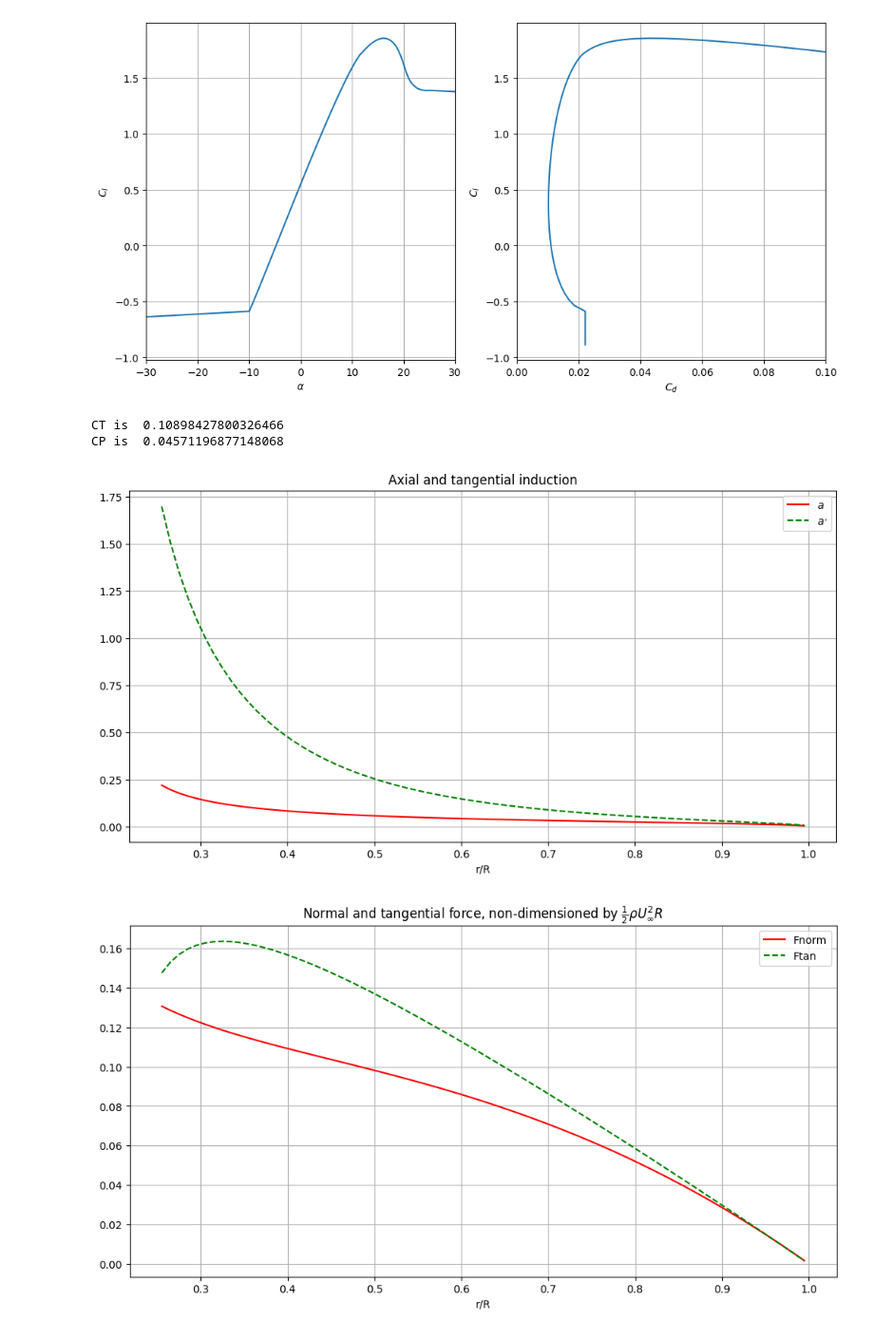
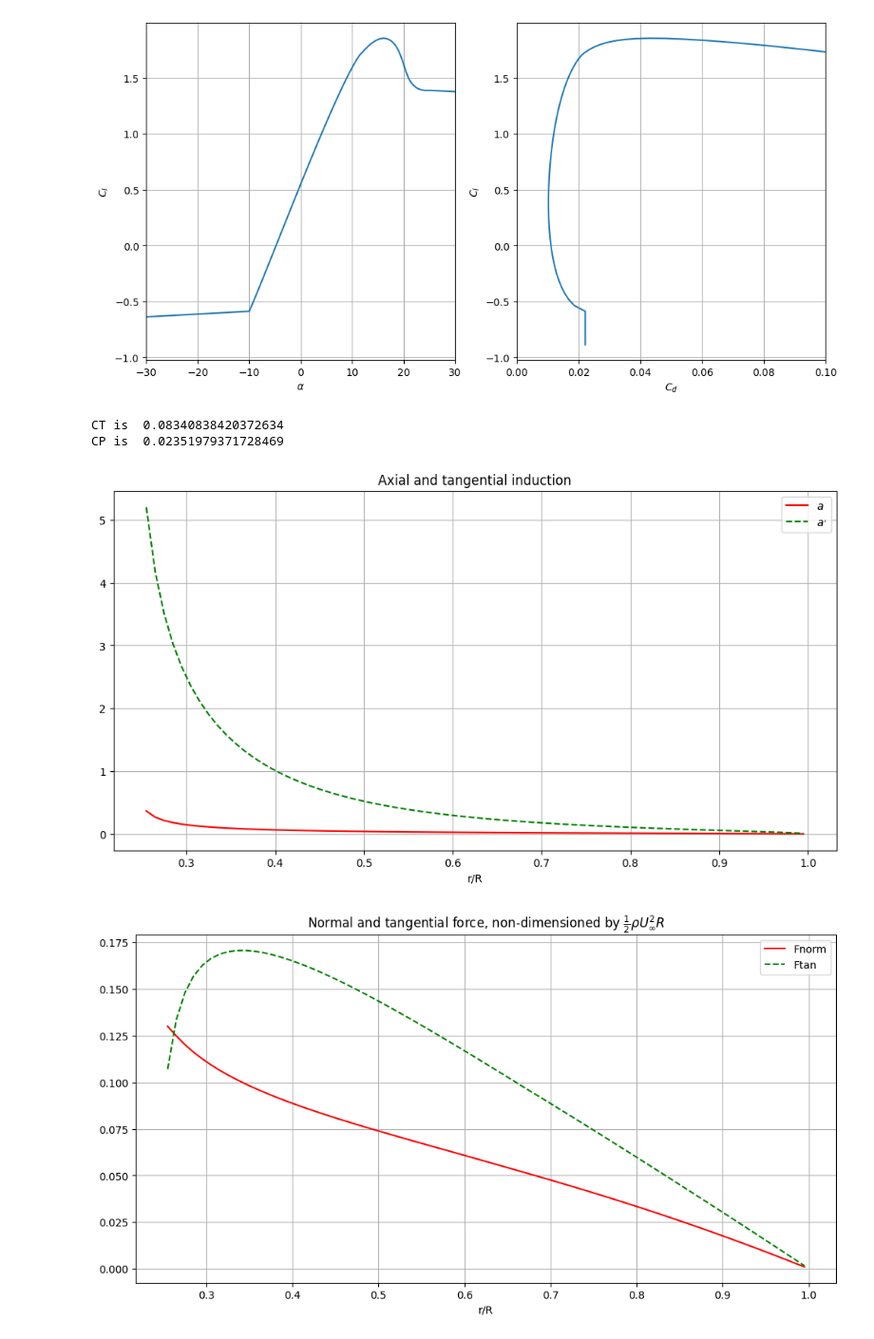
Before and after one commit to msahirs/AE4135-Rotor_Wake, a Jupyter notebook: BEMmodel_modded.ipynb, the cells around one changed output. Shown at 95% size. Cells and saved outputs as stored; diff of their text form; code cells hidden in the pictures.

Commit message:
Added correction plots

```diff
--- a/BEMmodel_modded.ipynb
+++ b/BEMmodel_modded.ipynb
@@ -125,7 +130,7 @@ plt.show()
 [figure]
 # %%
 # define function to determine load in the blade element
-def loadBladeElement(vnorm, vtan, r_R, chord, twist, polar_alpha, polar_cl, polar_cd):
+def loadBladeElement(vnorm, vtan, r_R, chord, twist, polar_alpha, polar_cl, polar_cd, rho):
     """
     calculates the load in the blade element
     """
@@ -135,14 +140,14 @@ def loadBladeElement(vnorm, vtan, r_R, chord, twist, polar_alpha, polar_cl, pola
     alpha = twist + inflowangle*180/np.pi
     cl = np.interp(alpha, polar_alpha, polar_cl)
     cd = np.interp(alpha, polar_alpha, polar_cd)
-    lift = 0.5*vmag2*cl*chord
-    drag = 0.5*vmag2*cd*chord
+    lift = 0.5*vmag2*cl*chord * rho
+    drag = 0.5*vmag2*cd*chord * rho
     fnorm = lift*np.cos(inflowangle)+drag*np.sin(inflowangle)
     ftan = lift*np.sin(inflowangle)-drag*np.cos(inflowangle)
-    gamma = 0.5*np.sqrt(vmag2)*cl*chord
+    gamma = 0.5*np.sqrt(vmag2)*cl*chord * rho
     return fnorm , ftan, gamma, inflowangle*180/np.pi,alpha
 
-def solveStreamtube(Uinf, r1_R, r2_R, rootradius_R, tipradius_R , Omega, Radius, NBlades, chord, twist, polar_alpha, polar_cl, polar_cd ):
+def solveStreamtube(Uinf, r1_R, r2_R, rootradius_R, tipradius_R , Omega, Radius, NBlades, chord, twist, polar_alpha, polar_cl, polar_cd, rho = 1):
     """
     solve balance of momentum between blade element load and loading in the streamtube
     input variables:
@@ -170,7 +175,7 @@ def solveStreamtube(Uinf, r1_R, r2_R, rootradius_R, tipradius_R , Omega, Radius,
         Urotor = Uinf*(1-a) # axial velocity at rotor
         Utan = (1+aline)*Omega*r_R*Radius # tangential velocity at rotor
         # calculate loads in blade segment in 2D (N/m)
-        fnorm, ftan, gamma, inflowangle,alpha = loadBladeElement(Urotor, Utan, r_R,chord, twist, polar_alpha, polar_cl, polar_cd)
+        fnorm, ftan, gamma, inflowangle,alpha = loadBladeElement(Urotor, Utan, r_R,chord, twist, polar_alpha, polar_cl, polar_cd, rho)
         load3Daxial =fnorm*Radius*(r2_R-r1_R)*NBlades # 3D force in axial direction
         # load3Dtan =loads[1]*Radius*(r2_R-r1_R)*NBlades # 3D force in azimuthal/tangential direction (not used here)
 
@@ -182,7 +187,7 @@ def solveStreamtube(Uinf, r1_R, r2_R, rootradius_R, tipradius_R , Omega, Radius,
         # // this is the block "Calculate new estimate of axial and azimuthal induction"
         # ///////////////////////////////////////////////////////////////////////
         # // calculate thrust coefficient at the streamtube
-        CT = load3Daxial/(0.5*Area*Uinf**2)
+        CT = load3Daxial/(0.5*  rho* Area*Uinf**2)
 
         # calculate new axial induction, accounting for Glauert's correction
         anew =  ainduction(CT)
@@ -218,7 +223,7 @@ r_R = np.arange(0.25, 1+delta_r_R/2, delta_r_R)
 coll_pitch = 46
 twist = -(-50*r_R + 35) # degrees
 chord_distribution = 0.18 - 0.06 *3*r_R # meters
-twist_distribution = twist + coll_pitch # degrees
+twist_distribution = twist + coll_pitch # degrees , might wanna double check on this though!
 # twist_distribution[r_R > 0.70001] *= 0
 
 
@@ -226,16 +231,19 @@ twist_distribution = twist + coll_pitch # degrees
 Uinf = 60 # unperturbed wind speed in m/s
 # TSR = 8 # tip speed ratio
 J = 1.6
-TSR = 1/J # tip speed ratio
+TSR = 1/(J*2) # tip speed ratio
 
 Radius = 0.7
+
 Omega = Uinf*TSR/Radius
 # Omega = Uinf/(Radius*2*J)
 NBlades = 6
 
 TipLocation_R =  1
-RootLocation_R =  0.2
+RootLocation_R =  0.24 # What's weird is that if i do set it to 0.25 it gives a singularity and the solution kinda dies
 # solve BEM model
+
+rho = 0.96108 # air density [kg/m^3] at 2000 m high (15 deg C ISA)
 
 
 results = np.zeros([len(r_R)-1,8])
@@ -251,15 +259,15 @@ for i in range(len(r_R)-1):
 
 areas = (r_R[1:]**2-r_R[:-1]**2)*np.pi*Radius**2
 dr = (r_R[1:]-r_R[:-1])*Radius
-CT = np.sum(dr*results[:,3]*NBlades/(0.5*Uinf**2*np.pi*Radius**2))
-CP = np.sum(dr*results[:,4]*results[:,2]*NBlades*Radius*Omega/(0.5*Uinf**3*np.pi*Radius**2))
+CT = np.sum(dr*results[:,3]*NBlades/(0.5 * rho * Uinf**2*np.pi*Radius**2))
+CP = np.sum(dr*results[:,4]*results[:,2]*NBlades*Radius*Omega/(0.5*rho *Uinf**3*np.pi*Radius**2))
 
 
 print("CT is ", CT)
 print("CP is ", CP)
 # %% [output]
-CT is  0.10898427800326466
-CP is  0.04571196877148068
+CT is  0.08340838420372634
+CP is  0.02351979371728469
 # %%
 fig1 = plt.figure(figsize=(12, 6))
 plt.title('Axial and tangential induction')
@@ -270,18 +278,18 @@ plt.xlabel('r/R')
 plt.legend()
 plt.show()
 # %% [output]
-[figure, old version]
+[figure, new version]
 # %%
 fig1 = plt.figure(figsize=(12, 6))
 plt.title(r'Normal and tangential force, non-dimensioned by $\frac{1}{2} \rho U_\infty^2 R$')
-plt.plot(results[:,2], results[:,3]/(0.5*Uinf**2*Radius), 'r-', label=r'Fnorm')
-plt.plot(results[:,2], results[:,4]/(0.5*Uinf**2*Radius), 'g--', label=r'Ftan')
+plt.plot(results[:,2], results[:,3]/(0.5*rho *Uinf**2*Radius), 'r-', label=r'Fnorm')
+plt.plot(results[:,2], results[:,4]/(0.5*rho *Uinf**2*Radius), 'g--', label=r'Ftan')
 plt.grid()
 plt.xlabel('r/R')
 plt.legend()
 plt.show()
 # %% [output]
-[figure, old version]
+[figure, new version]
 # %%
 fig1 = plt.figure(figsize=(12, 6))
 plt.title(r'Circulation distribution, non-dimensioned by $\frac{\pi U_\infty^2}{\Omega * NBlades } $')
```
Also changed, not shown: parts of 7 cells of this notebook.
